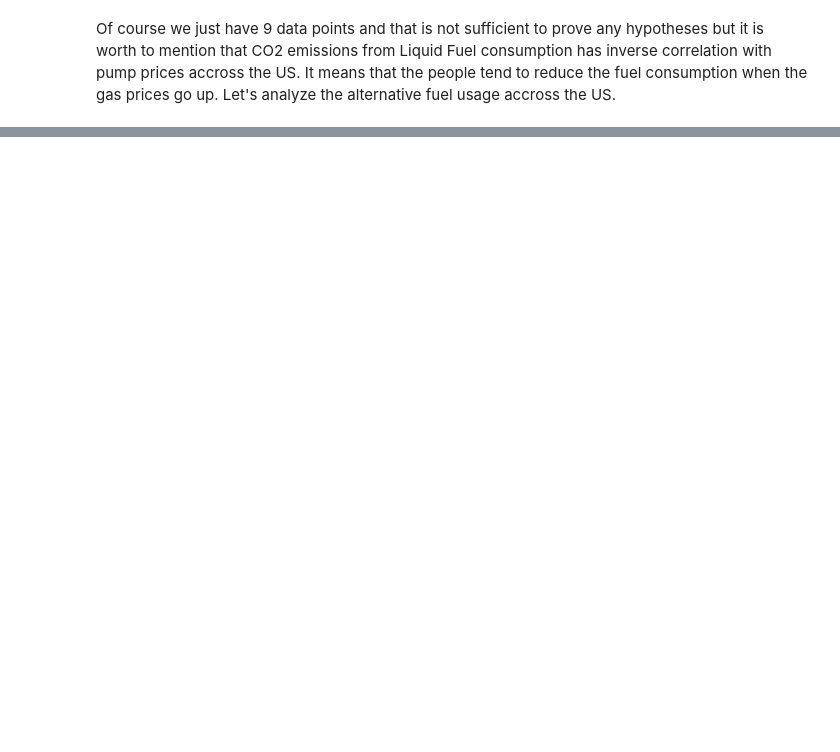
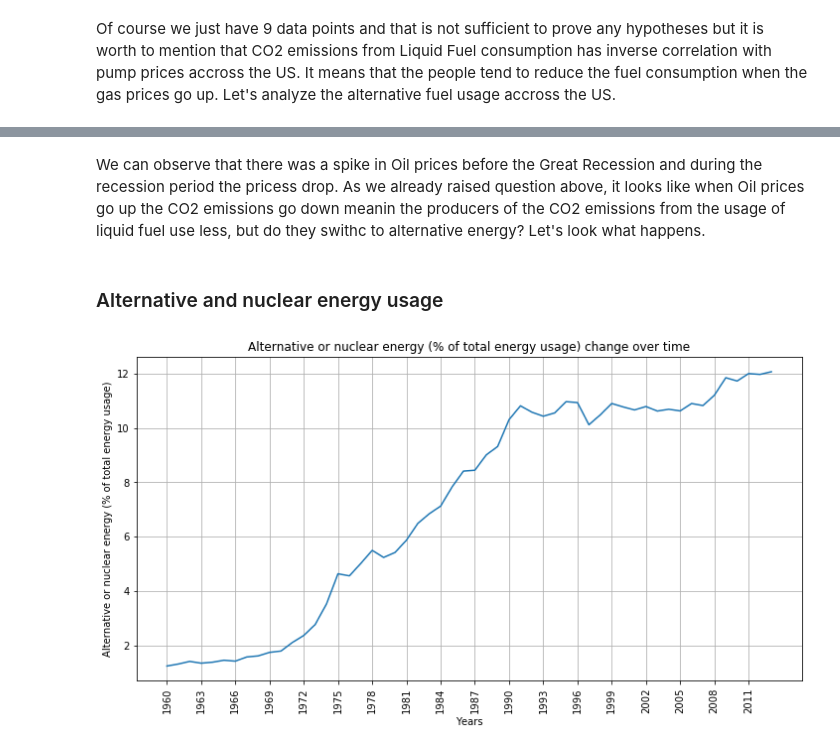
Before and after one commit to robertcox324/5horsemenoftheapocalypse, a Jupyter notebook: WDI_Analysis.ipynb, the cells around one changed output, grey strips where cells are left out. Saved outputs shown, nothing was run; the diff lists cells and outputs as text; code cells hidden in the pictures; blank space fills up the shorter version.

```diff
--- a/WDI_Analysis.ipynb
+++ b/WDI_Analysis.ipynb
@@ -352,0 +586,18 @@ Of course we just have 9 data points and that  is not sufficient to prove any hy
+# %% [markdown]
+We can observe that there was a spike in Oil prices before the Great Recession and during the recession period the pricess drop. As we already raised question above, it looks like when Oil prices go up the CO2 emissions go down meanin the producers of the CO2 emissions from the usage of liquid fuel use less, but do they swithc to alternative energy? Let's look what happens.
+# %% [markdown]
+### Alternative and nuclear energy usage
+# %%
+alt_ener_mask = short_data['IndicatorName'].str.contains('Alternative and nuclear energy \(% of')
+alt_ener_us = short_data[alt_ener_mask & country]
+alt_ener_us
+plt.figure(figsize=(12,6))
+plt.xticks(np.arange(min(alt_ener_us['Year']), max(alt_ener_us['Year'])+1, 3.0), rotation='vertical')
+plt.plot(alt_ener_us['Year'], alt_ener_us['Value'])
+plt.title('Alternative or nuclear energy (% of total energy usage) change over time')
+plt.xlabel('Years')
+plt.ylabel('Alternative or nuclear energy (% of total energy usage)')
+plt.grid()
+plt.show()
+# %% [output]
+[figure, added]
```
Also changed, not shown: parts of 50 cells of this notebook, 3 other files.
